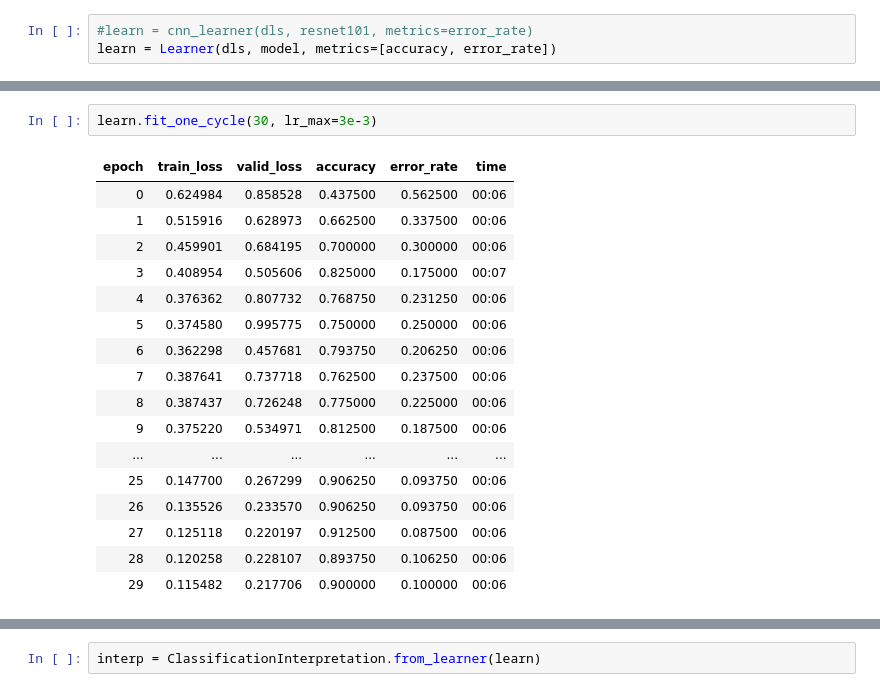
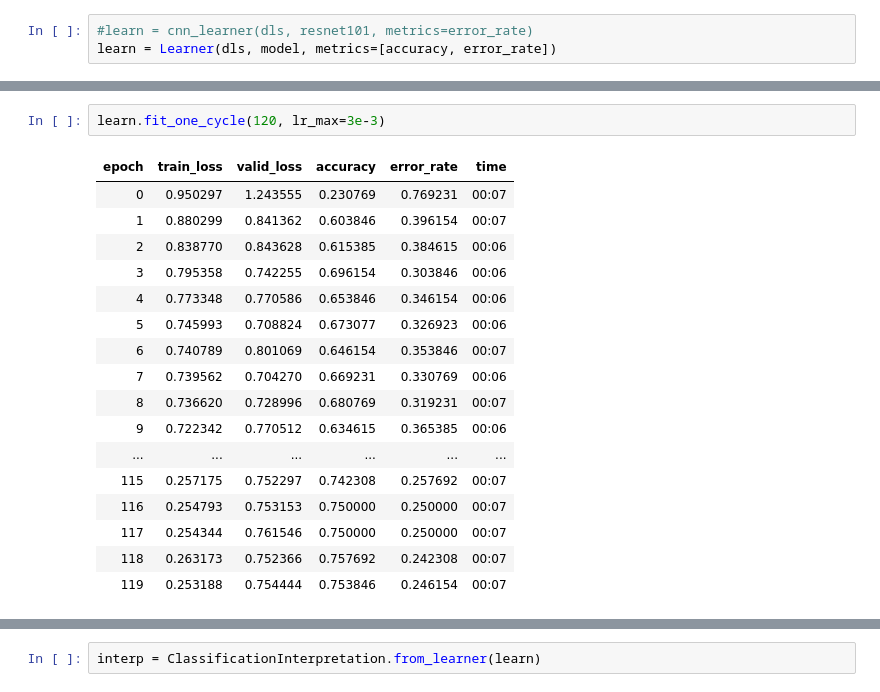
Before and after one commit to pavgup/Covid-XRay-Darknet-Attempt, a Jupyter notebook: Binary Class Darknet Retry.ipynb, the cells around one changed output, grey strips where cells are left out. Saved outputs shown, nothing was run; the diff lists cells and outputs as text.

```diff
--- a/Binary Class Darknet Retry.ipynb
+++ b/Binary Class Darknet Retry.ipynb
@@ -206,22 +206,22 @@ Callbacks:
   - Recorder
   - ProgressCallback
 # %%
-learn.fit_one_cycle(30, lr_max=3e-3)
+learn.fit_one_cycle(120, lr_max=3e-3)
 # %% [output]
 | epoch | train_loss | valid_loss | accuracy | error_rate | time |
-| 0 | 0.624984 | 0.858528 | 0.437500 | 0.562500 | 00:06 |
-| 1 | 0.515916 | 0.628973 | 0.662500 | 0.337500 | 00:06 |
-| 2 | 0.459901 | 0.684195 | 0.700000 | 0.300000 | 00:06 |
-| 3 | 0.408954 | 0.505606 | 0.825000 | 0.175000 | 00:07 |
-| 4 | 0.376362 | 0.807732 | 0.768750 | 0.231250 | 00:06 |
-| 5 | 0.374580 | 0.995775 | 0.750000 | 0.250000 | 00:06 |
-| 6 | 0.362298 | 0.457681 | 0.793750 | 0.206250 | 00:06 |
-| 7 | 0.387641 | 0.737718 | 0.762500 | 0.237500 | 00:06 |
-| 8 | 0.387437 | 0.726248 | 0.775000 | 0.225000 | 00:06 |
-| 9 | 0.375220 | 0.534971 | 0.812500 | 0.187500 | 00:06 |
+| 0 | 0.950297 | 1.243555 | 0.230769 | 0.769231 | 00:07 |
+| 1 | 0.880299 | 0.841362 | 0.603846 | 0.396154 | 00:07 |
+| 2 | 0.838770 | 0.843628 | 0.615385 | 0.384615 | 00:06 |
+| 3 | 0.795358 | 0.742255 | 0.696154 | 0.303846 | 00:06 |
+| 4 | 0.773348 | 0.770586 | 0.653846 | 0.346154 | 00:06 |
+| 5 | 0.745993 | 0.708824 | 0.673077 | 0.326923 | 00:06 |
+| 6 | 0.740789 | 0.801069 | 0.646154 | 0.353846 | 00:07 |
+| 7 | 0.739562 | 0.704270 | 0.669231 | 0.330769 | 00:06 |
+| 8 | 0.736620 | 0.728996 | 0.680769 | 0.319231 | 00:07 |
+| 9 | 0.722342 | 0.770512 | 0.634615 | 0.365385 | 00:06 |
 | ... | ... | ... | ... | ... | ... |
-| 25 | 0.147700 | 0.267299 | 0.906250 | 0.093750 | 00:06 |
-| 26 | 0.135526 | 0.233570 | 0.906250 | 0.093750 | 00:06 |
-| 27 | 0.125118 | 0.220197 | 0.912500 | 0.087500 | 00:06 |
-| 28 | 0.120258 | 0.228107 | 0.893750 | 0.106250 | 00:06 |
-| 29 | 0.115482 | 0.217706 | 0.900000 | 0.100000 | 00:06 |
+| 115 | 0.257175 | 0.752297 | 0.742308 | 0.257692 | 00:07 |
+| 116 | 0.254793 | 0.753153 | 0.750000 | 0.250000 | 00:07 |
+| 117 | 0.254344 | 0.761546 | 0.750000 | 0.250000 | 00:07 |
+| 118 | 0.263173 | 0.752366 | 0.757692 | 0.242308 | 00:07 |
+| 119 | 0.253188 | 0.754444 | 0.753846 | 0.246154 | 00:07 |
```
Also changed, not shown: parts of 7 cells of this notebook, 24 other files.
